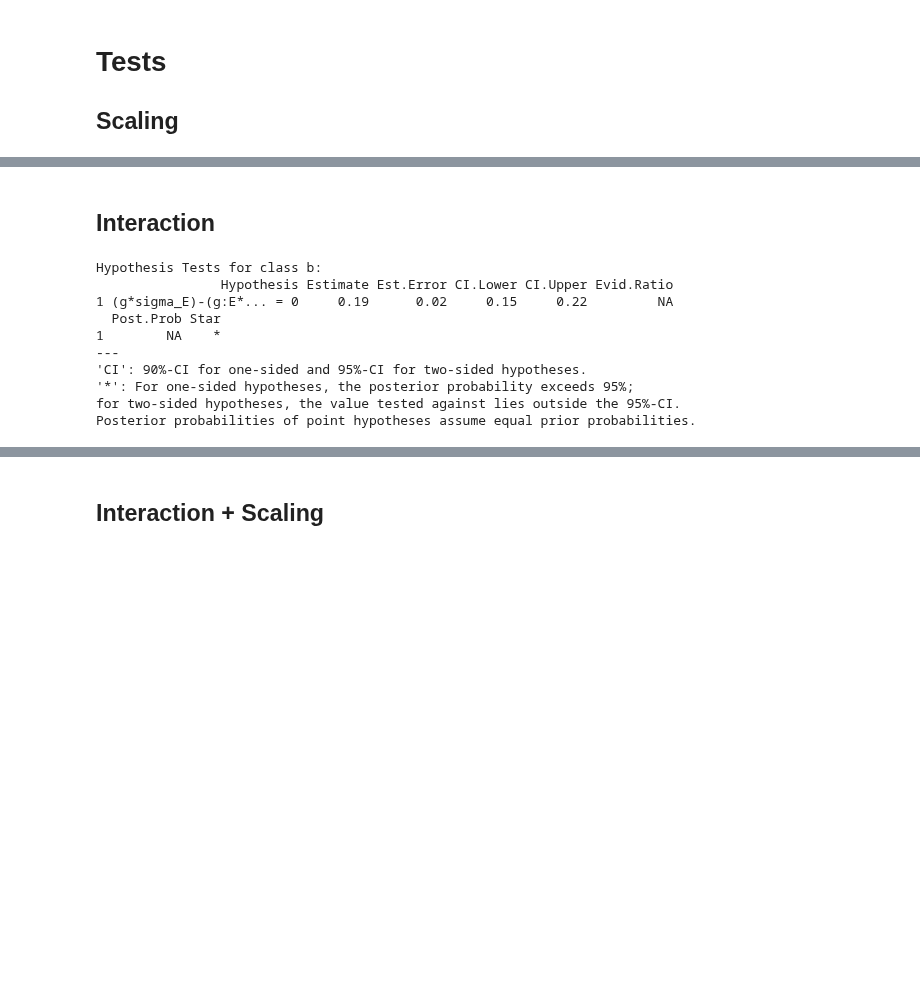
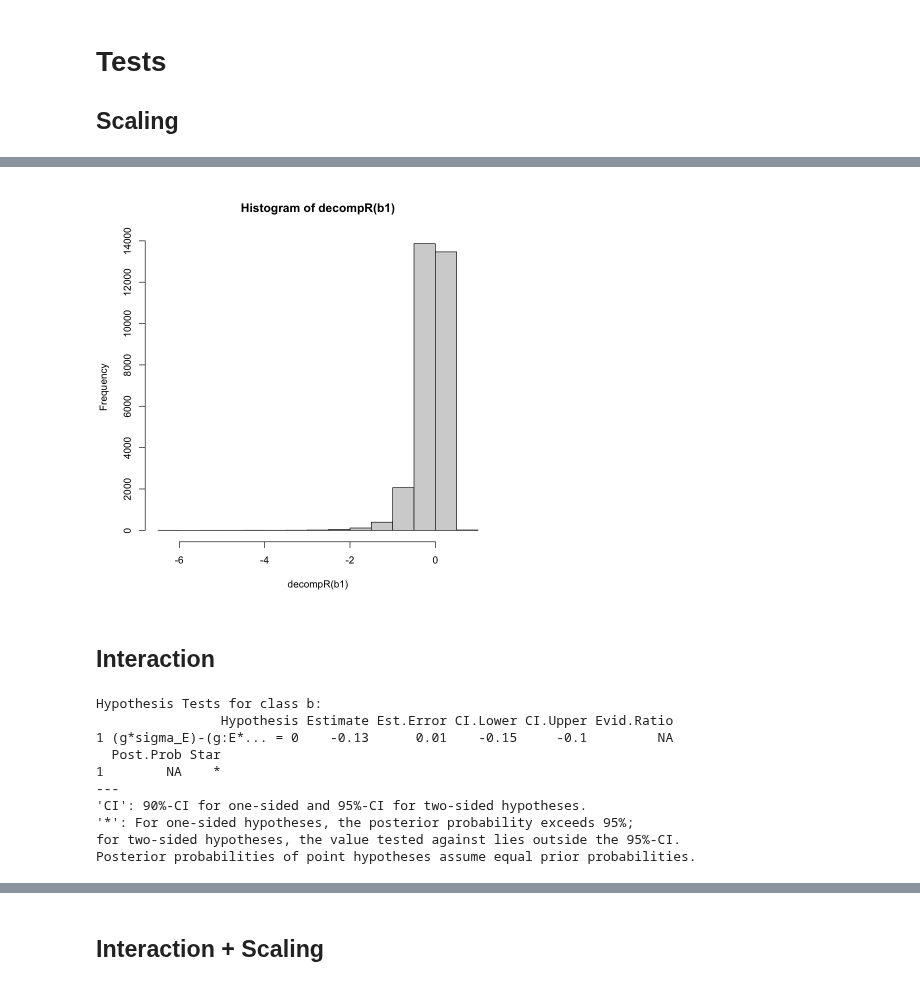
Before and after one commit to sdaza/gxe-dispersion, a Jupyter notebook: notebooks/GxE.ipynb, the cells around one changed output, grey strips where cells are left out. Saved outputs shown, nothing was run; the diff lists cells and outputs as text; code cells hidden in the pictures; blank space fills up the shorter version.

```diff
--- a/notebooks/GxE.ipynb
+++ b/notebooks/GxE.ipynb
@@ -17,9 +17,10 @@ plan(multicore)
 source("../src/utils.R")
 # %%
 # scaling model
-simScaling = function(E, a0 = 0, a1 = 0.5, b0 = 0.8, b1 = 0.2, h = sqrt(0.6)) {
+simScaling = function(E, a0 = 0, a1 = 0.5, b0 = 0.8, b1 = 0.2, h2 = 0.5) {
     N = length(E)
     G = rnorm(N,0,1)
+    h = sqrt(h2)
     e = sqrt(1-h^2)
     sigma = exp(b0*e + b1*e*E)
     eps = rnorm(N, 0, sigma)
@@ -28,31 +29,59 @@ simScaling = function(E, a0 = 0, a1 = 0.5, b0 = 0.8, b1 = 0.2, h = sqrt(0.6)) {
 }
 
 # interaction model
-simInteraction = function(E, a0 = 0.0, b1 = 0.5, b2 = 0.2, b3 = 0.15, sb0 = 0.1, sb1 = 0.4) {
+simInteraction = function(E, a0 = 0.0, a1 = 0.5, b0 = 0.8, b1 = 0.5, sb0 = 0.4, sb1 = 0.15) {
     N = length(E)
     G = rnorm(N,0,1)
     sigma = exp(sb0 + sb1 * E)
     eps = rnorm(N, 0, sigma)
-    y = a0 + b1*G + b2*E + b3*G*E + eps
+    y = a0 + a1*G + b0*E + b1*G*E + eps
     df = data.frame(E = E, y = y, g = G)
 }
 
 # interaction + scaling model
-simScalingInteraction = function(E, a0 = 0.0,  a1 = 0.5, a2 = 0.10, b0 = 0.8, b1 = 0.2, h = sqrt(0.6)) {
+simScalingInteraction = function(E, a0 = 0.0,  a1 = 0.5, a2 = 0.10, b0 = 0.8, b1 = 0.2, h2 = 0.5) {
     N = length(E)
     G = rnorm(N,0,1)
+    h = sqrt(h2)
     e = sqrt(1-h^2)
     sigma = exp(b0*e + b1*e*E)
     eps = rnorm(N, 0, sigma)
     y = a0 + a1*E + a2*G*E + b0*h*G + b1*h*E*G + eps
     df = data.frame(E = E, y = y, g = G)
 }
+
+# domingue's original function
+simDom = function(E,b0 = .8, b1 = .2, b2 = 0, b3 = .05, h = sqrt(.6), a =.5, sigma = 1, scaling = TRUE) {
+    N = length(E)
+    G = rnorm(N,0,1)
+    eps = rnorm(N,0,sigma)
+    if (scaling){
+        e = sqrt(1-h^2)
+        ystar = h*G+e*eps
+        y = a*E+(b0 + b1*E)*ystar
+    } else {
+        y = b1*G+b2*E+b3*G*E+eps
+    }
+    df = data.frame(E=E,y=y,g=G)
+}
+
+# decomposition function
+decompR = function(model) {
+    s = posterior_samples(model)
+    names(s) = tolower(names(s))
+    l0 = s[["b_sigma_intercept"]]
+    l1 = s[["b_sigma_e"]]
+    p0 = s[["b_g"]]
+    p1 = s[["b_g:e"]]
+    v =  ( (l0*p1 - l1*p0)/l0 ) / p1
+}
 # %% [markdown]
 ## Simulating data
 # %%
-E = rnorm(2000, 0, 1)
-replicates = 100
+E = rnorm(5000, 0, 1)
+replicates = 30
 dts = replicate(replicates, simScaling(E), simplify = FALSE)
 dti = replicate(replicates, simInteraction(E), simplify = FALSE)
 dtsi = replicate(replicates, simScalingInteraction(E), simplify = FALSE)
+dom = replicate(replicates, simDom(E, scaling = TRUE), simplify = FALSE)
 # %%
@@ -159,3 +197,8 @@ plot(hyp)
+# %%
+# magnitude of the departure from the scaling model as a proportion of the total GxE effect
+hist(decompR(b1))
+# %% [output]
+[figure, added]
 # %% [markdown]
 ## Interaction
 # %%
@@ -165,7 +208,7 @@ hyp <- "g * sigma_E = g:E * sigma_Intercept"
 # %% [output]
 Hypothesis Tests for class b:
                 Hypothesis Estimate Est.Error CI.Lower CI.Upper Evid.Ratio
-1 (g*sigma_E)-(g:E*... = 0     0.19      0.02     0.15     0.22         NA
+1 (g*sigma_E)-(g:E*... = 0    -0.13      0.01    -0.15     -0.1         NA
   Post.Prob Star
 1        NA    *
 ---
```
Also changed, not shown: parts of 20 cells of this notebook, 1 other file.
